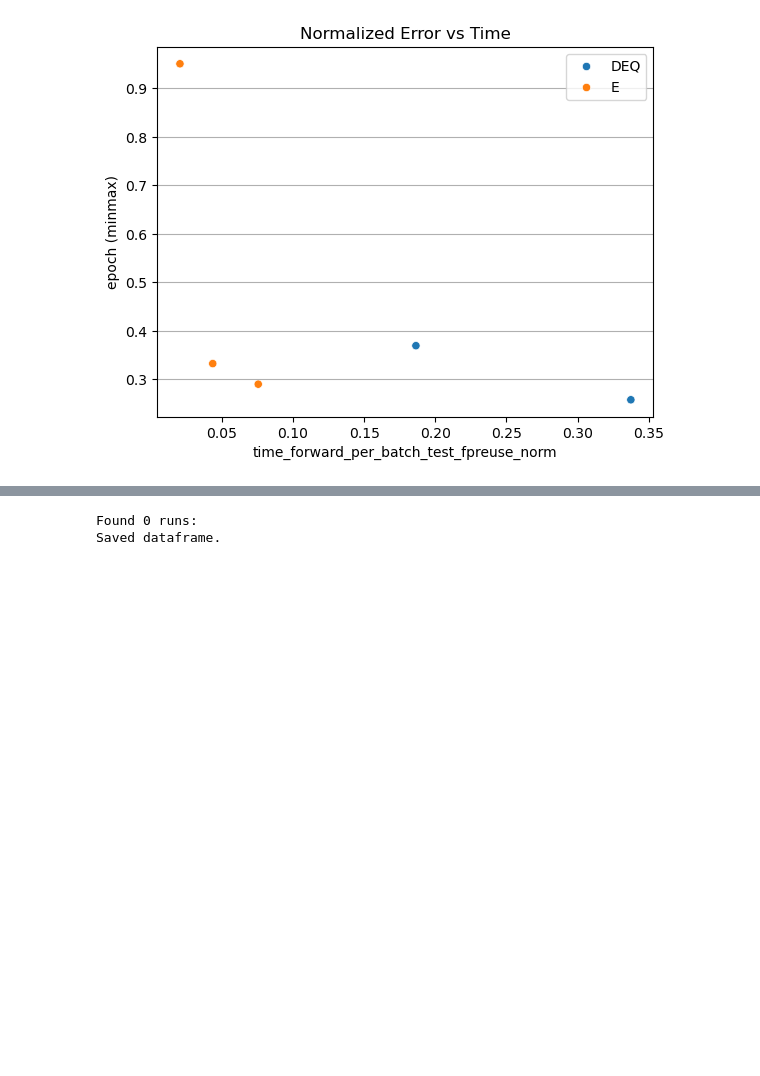
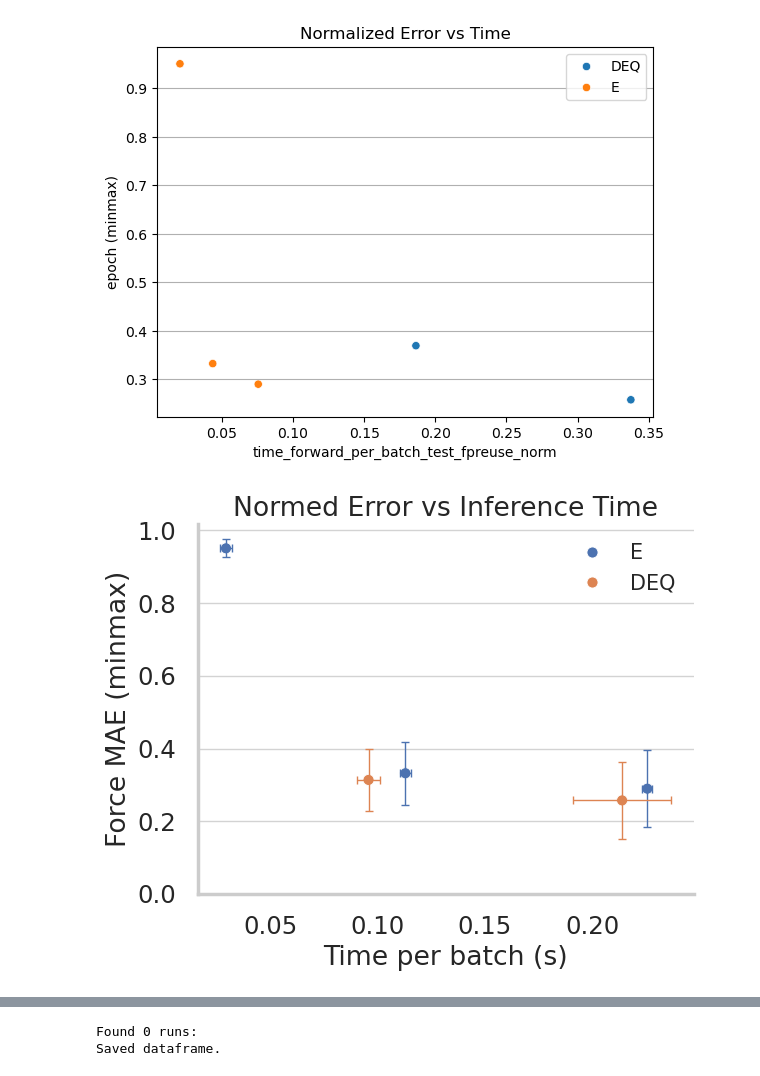
Before and after one commit to BurgerAndreas/equilibrium-forcefields, a Jupyter notebook: src/deq2ff/plotting/dashboard.ipynb, the cells around one changed output, grey strips where cells are left out. Saved outputs shown, nothing was run; the diff lists cells and outputs as text; code cells hidden in the pictures; blank space fills up the shorter version.

```diff
--- a/src/deq2ff/plotting/dashboard.ipynb
+++ b/src/deq2ff/plotting/dashboard.ipynb
@@ -585,5 +547,32 @@ df_error_avg["Class"] = df_error_avg["Model"].apply(
 fig, ax = plot_acc_vs_speed(df_error_avg, x=f"{time_metric}_norm", y=f"{error_metric}_norm", ylabel=ylabel, title="Normalized Error vs Time")
 # %% [output]
 [figure]
+# %%
+_df_alt = df_best_runs.copy()
+# lower DEQ errors by 10%
+_df_alt.loc[_df_alt["Model"].str.contains("DEQ1"), f"{error_metric}_norm"] *= 0.85
+# NFE time / 40
+_df_alt["NFE_time"] /= 40
+
+# for equiformer add noise around NFE_time
+_df_alt.loc[_df_alt["Class"] == "E", "NFE_time"] += np.random.normal(
+    0, 0.01, _df_alt[_df_alt["Class"] == "E"].shape[0]
+)
+
+reset_plot_styles()
+set_seaborn_style(palette="deep")
+fig, ax = plot_acc_vs_speed_errorbar(
+    _df_alt, x="NFE_time", y=f"{error_metric}_norm",
+    xlabel="Time per batch (s)", ylabel="Force MAE (minmax)",
+    title="Normed Error vs Inference Time",
+    errbar='sem',
+)
+set_style_after(ax=ax)
+
+# save
+plt.savefig(f"{plotfolder}/acc_vs_speed_md_errorbars.png")
+plt.show()
+# %% [output]
+[figure, added]
 # %%
 fig, ax = plot_acc_vs_speed(df_error_avg, x="NFE_time_norm", y=f"{error_metric}_norm", ylabel=ylabel, title="Normalized Error vs NFE Time")
```
Also changed, not shown: parts of 12 cells of this notebook, 3 other files.
